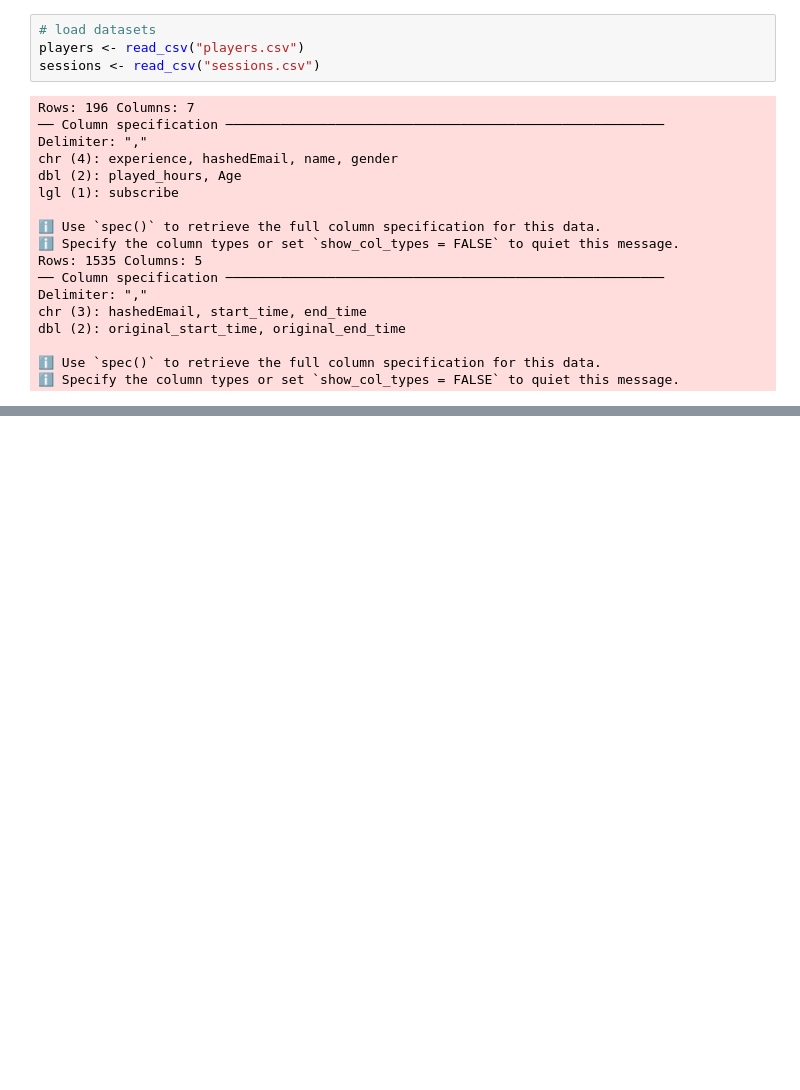
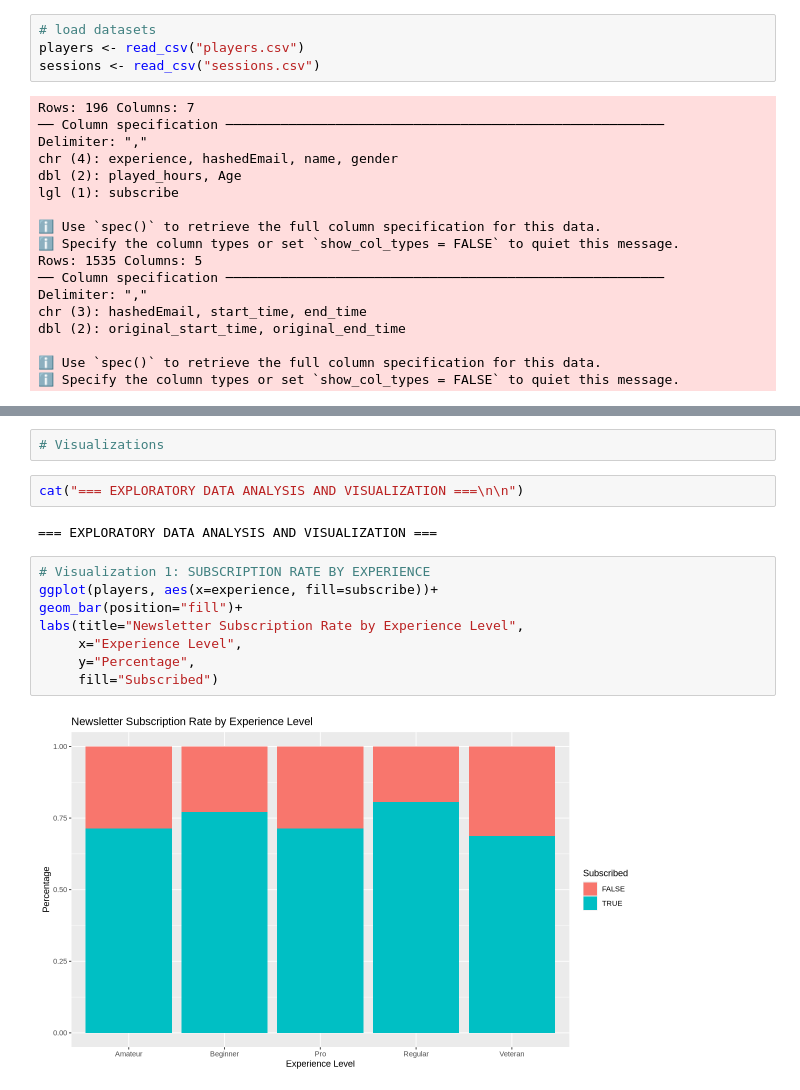
Before and after one commit to AmyJia29/DSCI_V100Project, a Jupyter notebook: individual_planning_stage.ipynb, the cells around one changed output, grey strips where cells are left out. Cells and saved outputs as stored; diff of their text form; blank space fills up the shorter version.

```diff
--- a/individual_planning_stage.ipynb
+++ b/individual_planning_stage.ipynb
@@ -105,0 +327,16 @@ Subscription status: 52 144
+# %%
+# Visualizations
+# %%
+cat("=== EXPLORATORY DATA ANALYSIS AND VISUALIZATION ===\n\n")
+# %% [output]
+=== EXPLORATORY DATA ANALYSIS AND VISUALIZATION ===
+# %%
+# Visualization 1: SUBSCRIPTION RATE BY EXPERIENCE
+ggplot(players, aes(x=experience, fill=subscribe))+
+geom_bar(position="fill")+
+labs(title="Newsletter Subscription Rate by Experience Level",
+     x="Experience Level",
+     y="Percentage",
+     fill="Subscribed")
+# %% [output]
+[figure, added]
```
Also changed, not shown: parts of 22 cells of this notebook.
